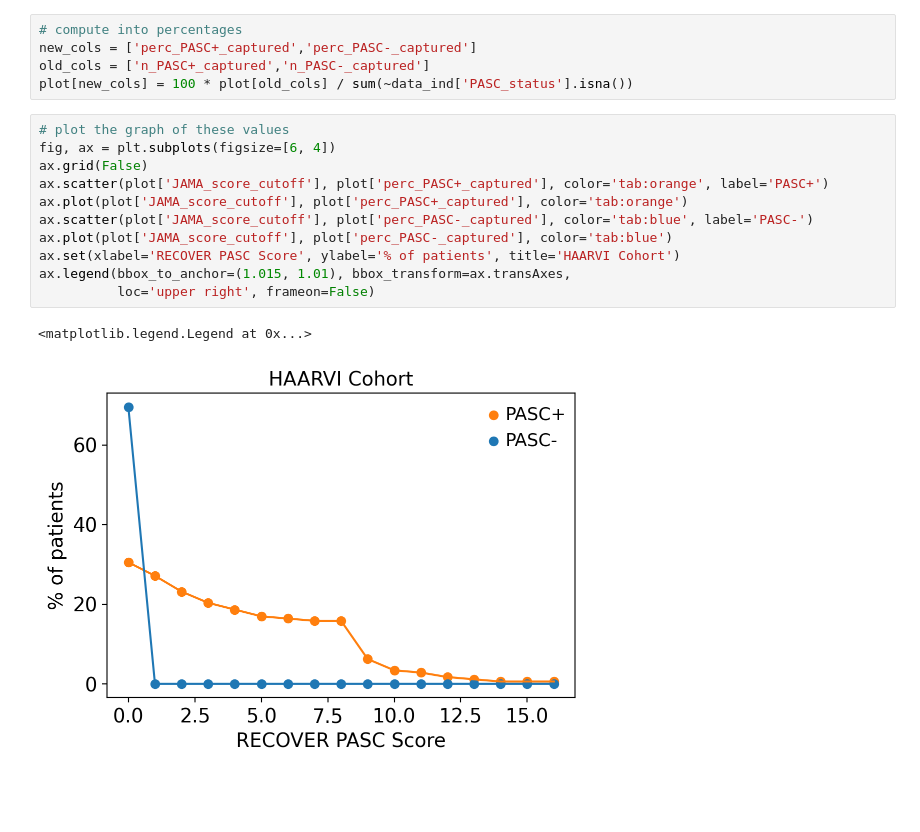
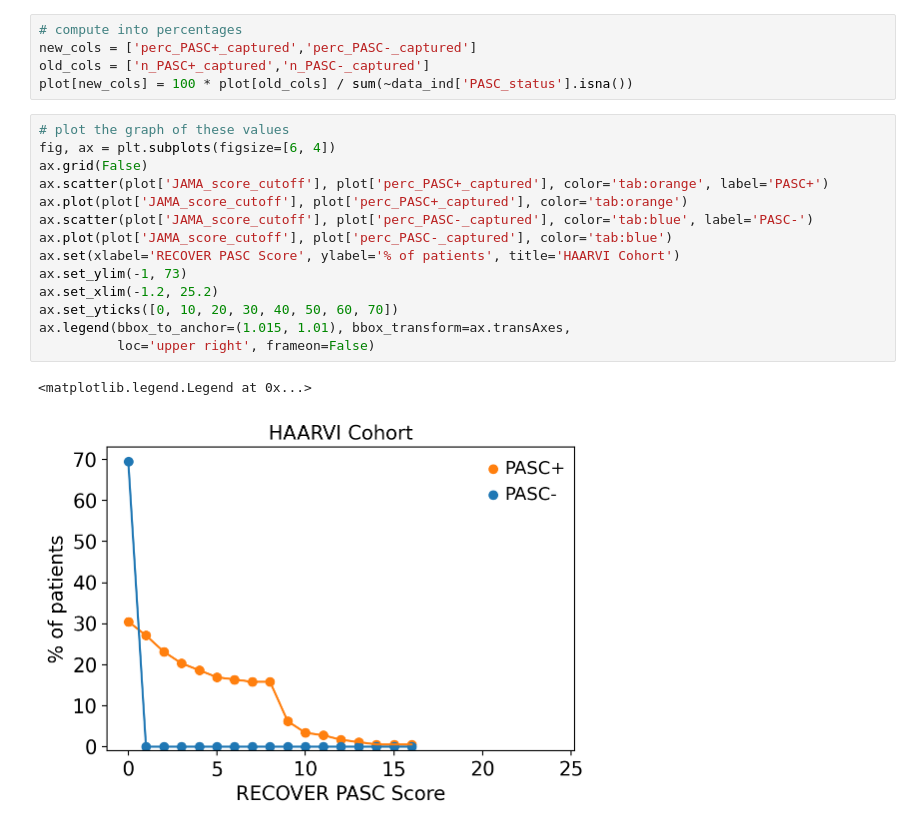
Before and after one commit to danielgchen/RECOVER_PASC_Score_Validation, a Jupyter notebook: 4_JAMA_score_comparison_with_HAARVI.ipynb, the cells around one changed output. Saved outputs shown, nothing was run; the diff lists cells and outputs as text; blank space fills up the shorter version.

```diff
--- a/4_JAMA_score_comparison_with_HAARVI.ipynb
+++ b/4_JAMA_score_comparison_with_HAARVI.ipynb
@@ -210,14 +210,17 @@ plot[new_cols] = 100 * plot[old_cols] / sum(~data_ind['PASC_status'].isna())
 # %%
 # plot the graph of these values
 fig, ax = plt.subplots(figsize=[6, 4])
 ax.grid(False)
 ax.scatter(plot['JAMA_score_cutoff'], plot['perc_PASC+_captured'], color='tab:orange', label='PASC+')
 ax.plot(plot['JAMA_score_cutoff'], plot['perc_PASC+_captured'], color='tab:orange')
 ax.scatter(plot['JAMA_score_cutoff'], plot['perc_PASC-_captured'], color='tab:blue', label='PASC-')
 ax.plot(plot['JAMA_score_cutoff'], plot['perc_PASC-_captured'], color='tab:blue')
 ax.set(xlabel='RECOVER PASC Score', ylabel='% of patients', title='HAARVI Cohort')
+ax.set_ylim(-1, 73)
+ax.set_xlim(-1.2, 25.2)
+ax.set_yticks([0, 10, 20, 30, 40, 50, 60, 70])
 ax.legend(bbox_to_anchor=(1.015, 1.01), bbox_transform=ax.transAxes,
           loc='upper right', frameon=False)
 # %% [output]
 <matplotlib.legend.Legend at 0x...>
-[figure, old version]
+[figure, new version]
```
Also changed, not shown: parts of 2 cells of this notebook, 2 other files.
